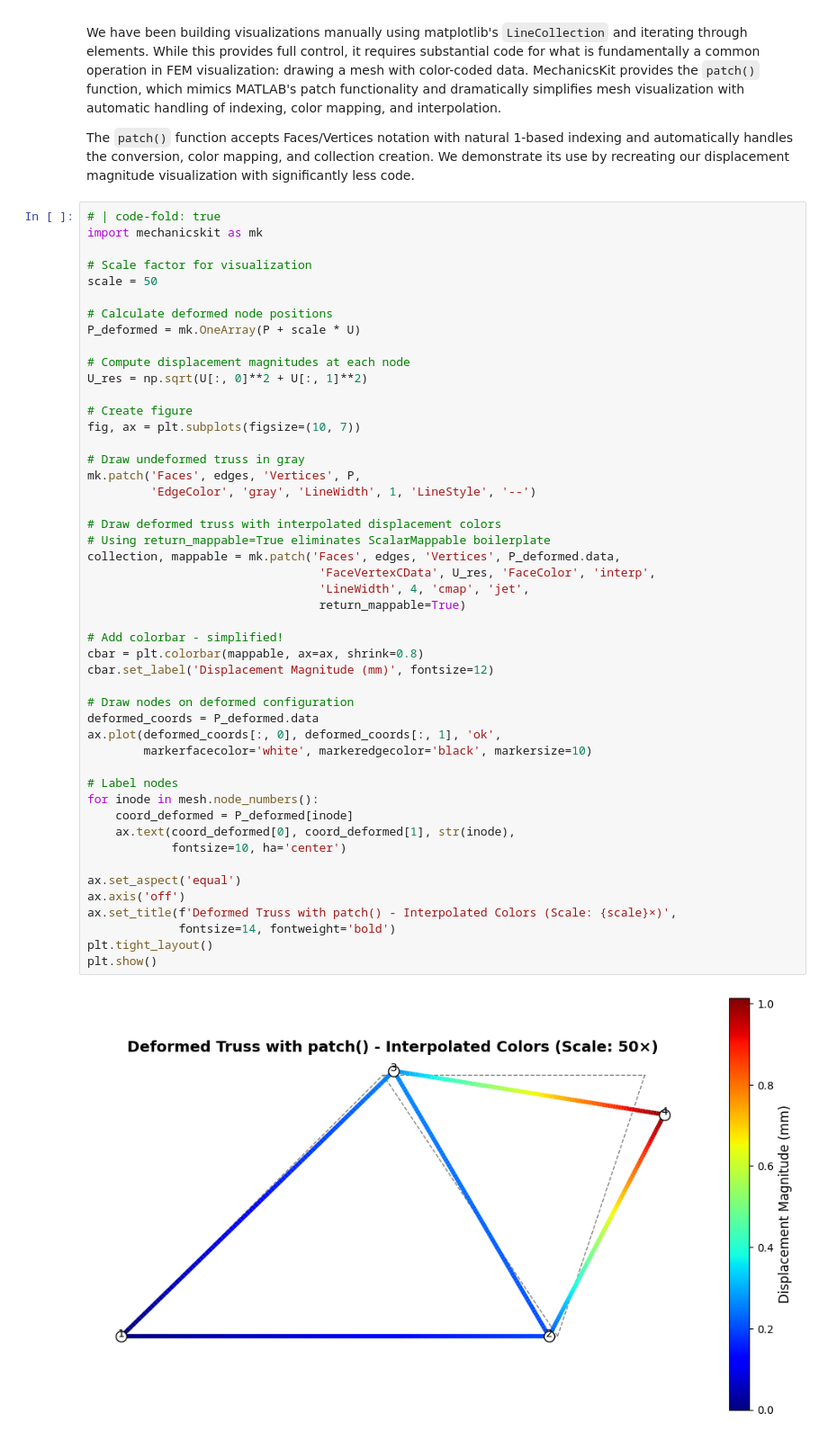
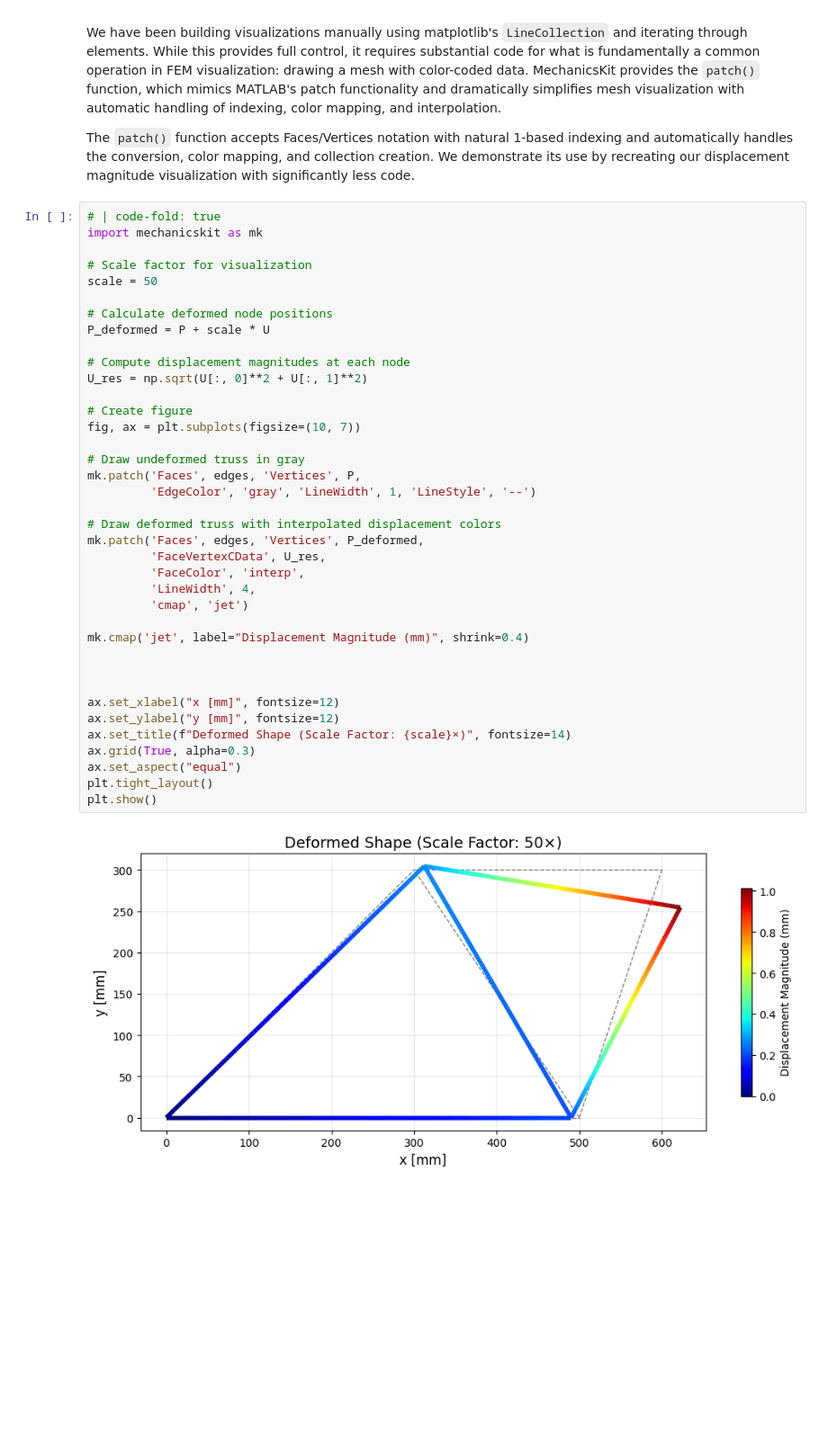
Before and after one commit to johanjans/python, a Jupyter notebook: TrussViz.ipynb, the cells around one changed output. Shown: that part at 90% size. Cells and saved outputs as stored; diff of their text form; blank space fills up the shorter version.

Commit message:
Plotting examples added FEM examples added TrussViz updated with new exaples on MechanicsKit

```diff
--- a/TrussViz.ipynb
+++ b/TrussViz.ipynb
@@ -1015,53 +1019,43 @@ The `patch()` function accepts Faces/Vertices notation with natural 1-based inde
 # %%
 # | code-fold: true
 import mechanicskit as mk
 
 # Scale factor for visualization
 scale = 50
 
 # Calculate deformed node positions
-P_deformed = mk.OneArray(P + scale * U)
+P_deformed = P + scale * U
 
 # Compute displacement magnitudes at each node
 U_res = np.sqrt(U[:, 0]**2 + U[:, 1]**2)
 
 # Create figure
 fig, ax = plt.subplots(figsize=(10, 7))
 
 # Draw undeformed truss in gray
 mk.patch('Faces', edges, 'Vertices', P,
          'EdgeColor', 'gray', 'LineWidth', 1, 'LineStyle', '--')
 
 # Draw deformed truss with interpolated displacement colors
-# Using return_mappable=True eliminates ScalarMappable boilerplate
-collection, mappable = mk.patch('Faces', edges, 'Vertices', P_deformed.data,
-                                 'FaceVertexCData', U_res, 'FaceColor', 'interp',
-                                 'LineWidth', 4, 'cmap', 'jet',
-                                 return_mappable=True)
+mk.patch('Faces', edges, 'Vertices', P_deformed,
+         'FaceVertexCData', U_res,
+         'FaceColor', 'interp',
+         'LineWidth', 4,
+         'cmap', 'jet')
 
-# Add colorbar - simplified!
-cbar = plt.colorbar(mappable, ax=ax, shrink=0.8)
-cbar.set_label('Displacement Magnitude (mm)', fontsize=12)
+mk.cmap('jet', label="Displacement Magnitude (mm)", shrink=0.4)
 
-# Draw nodes on deformed configuration
-deformed_coords = P_deformed.data
-ax.plot(deformed_coords[:, 0], deformed_coords[:, 1], 'ok',
-        markerfacecolor='white', markeredgecolor='black', markersize=10)
 
-# Label nodes
-for inode in mesh.node_numbers():
-    coord_deformed = P_deformed[inode]
-    ax.text(coord_deformed[0], coord_deformed[1], str(inode),
-            fontsize=10, ha='center')
 
-ax.set_aspect('equal')
-ax.axis('off')
-ax.set_title(f'Deformed Truss with patch() - Interpolated Colors (Scale: {scale}×)',
-             fontsize=14, fontweight='bold')
+ax.set_xlabel("x [mm]", fontsize=12)
+ax.set_ylabel("y [mm]", fontsize=12)
+ax.set_title(f"Deformed Shape (Scale Factor: {scale}×)", fontsize=14)
+ax.grid(True, alpha=0.3)
+ax.set_aspect("equal")
 plt.tight_layout()
 plt.show()
 # %% [output]
-[figure, old version]
+[figure, new version]
 # %% [markdown]
 ### Understanding the Simplification
 
```
Also changed, not shown: parts of 13 cells of this notebook, 4 other files.
